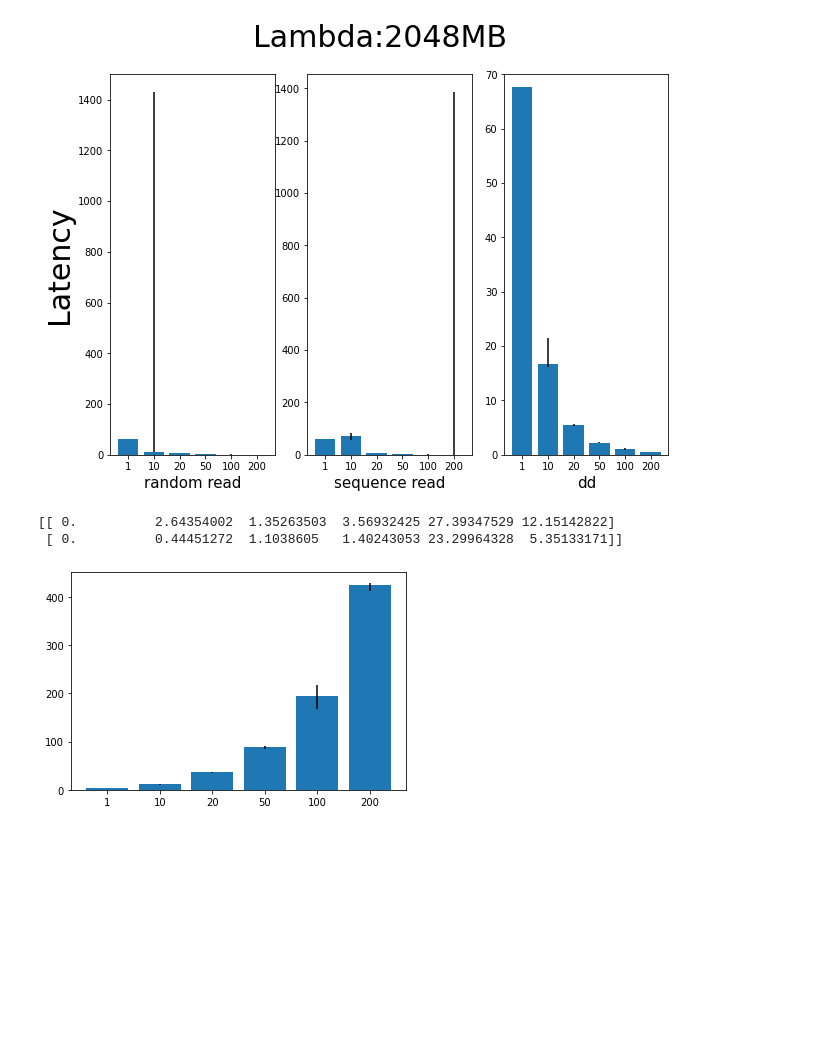
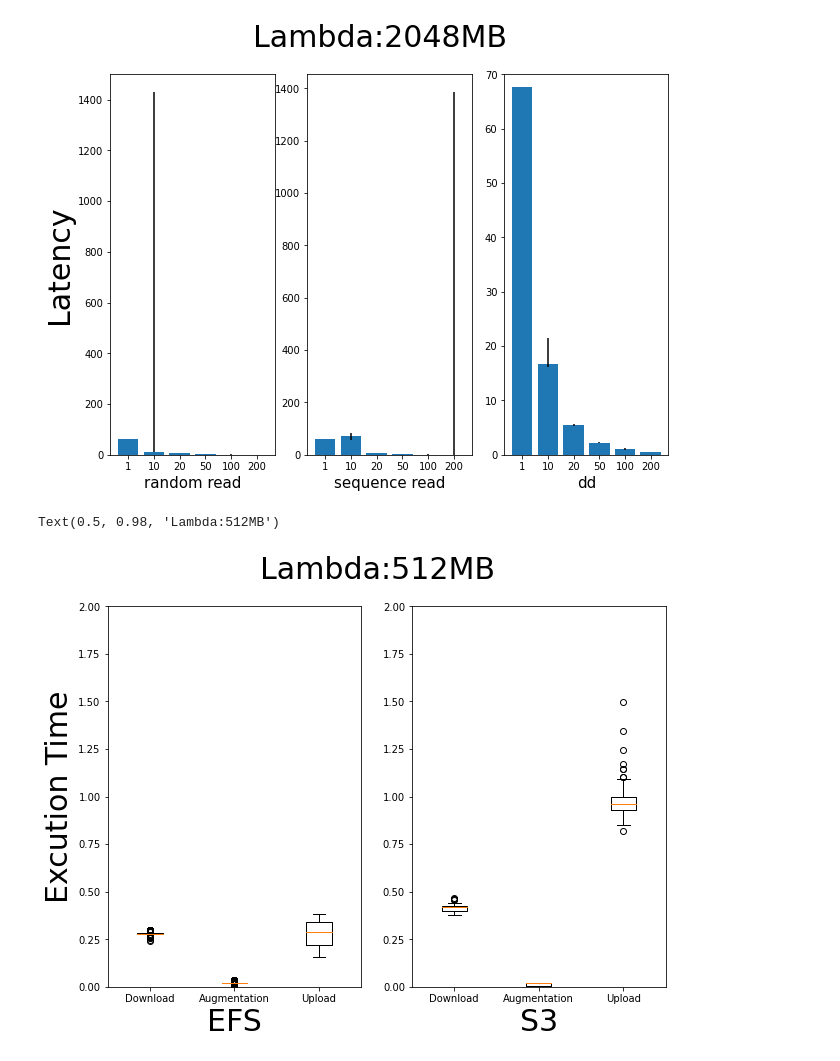
Before and after one commit to manchann/serverless-faas-workbench, a Jupyter notebook: aws/efs/results/efs-scalability-result.ipynb, the cells around one changed output. Saved outputs shown, nothing was run; the diff lists cells and outputs as text; code cells hidden in the pictures; blank space fills up the shorter version.

```diff
--- a/aws/efs/results/efs-scalability-result.ipynb
+++ b/aws/efs/results/efs-scalability-result.ipynb
@@ -23,6 +23,9 @@ df
 | 1141 | random | 0.512190 | 390.480364 | read | 200MB | 1024KB | efs_strong200 | ... |
 | 1142 | sequence | 0.489963 | 408.193984 | read | 200MB | 1024KB | efs_strong200 | ... |
 1143 rows × 12 columns
+# %%
+aug_512 = pd.read_csv('aug-512.csv')
+aug_2048 = pd.read_csv('aug-2048.csv')
 # %%
 df_ran = df.copy()
 df_seq = df.copy()
@@ -272,12 +277,3 @@ fig.suptitle('Lambda:512MB',fontsize=30)
  [11.57278252  3.81186748]]
 (0.0, 70.0)
 [figure]
-# %%
-plt.bar(['1','10','20','50','100','200'],
-       dd_latency
-        ,yerr=error_dd.T)
-print(error_dd.T)
-# %% [output]
-[[ 0.          2.64354002  1.35263503  3.56932425 27.39347529 12.15142822]
- [ 0.          0.44451272  1.1038605   1.40243053 23.29964328  5.35133171]]
-[figure, removed]
@@ -283,0 +312,20 @@ print(error_dd.T)
+# %%
+fig, axes = plt.subplots(1,2,figsize=(10,7))
+
+axes[0] = plt.subplot(1,2,2)
+axes[0].boxplot(data_s3)
+axes[0].set_xticklabels(x_identify_axis)
+axes[0].set_xlabel('S3',fontsize=30)
+plt.ylim((0,2))
+axes[1] = plt.subplot(1,2,1)
+axes[1].boxplot(data_efs)
+axes[1].set_xticklabels(x_identify_axis)
+axes[1].set_xlabel('EFS',fontsize=30)
+plt.ylim((0,2))
+
+axes[1].set_ylabel('Excution Time',fontsize=30)
+
+fig.suptitle('Lambda:512MB',fontsize=30)
+# %% [output]
+Text(0.5, 0.98, 'Lambda:512MB')
+[figure, added]
```
Also changed, not shown: parts of 4 cells of this notebook, 8 other files.
